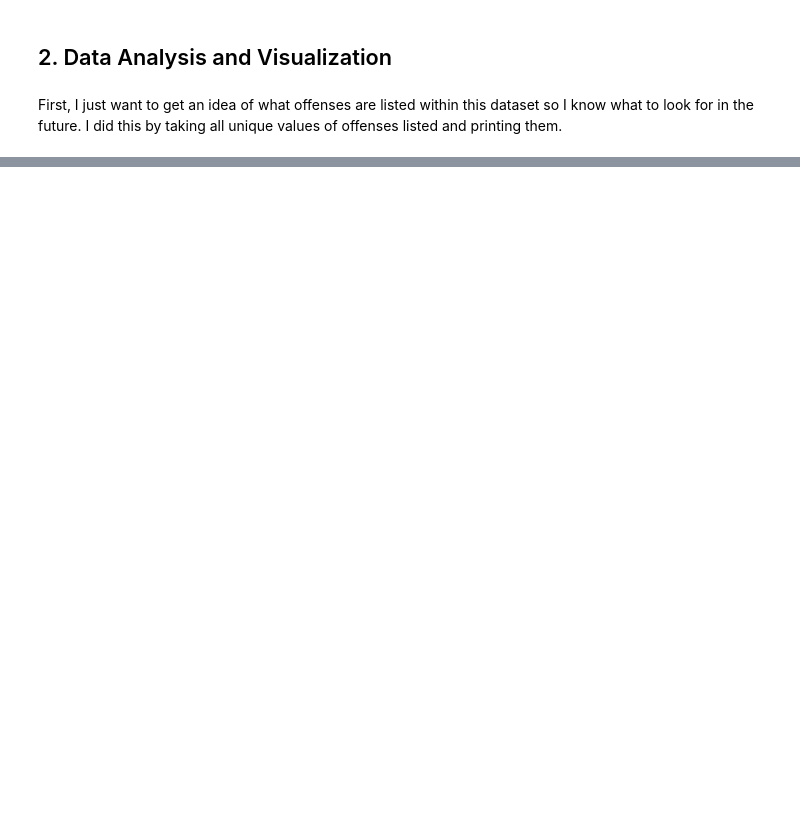
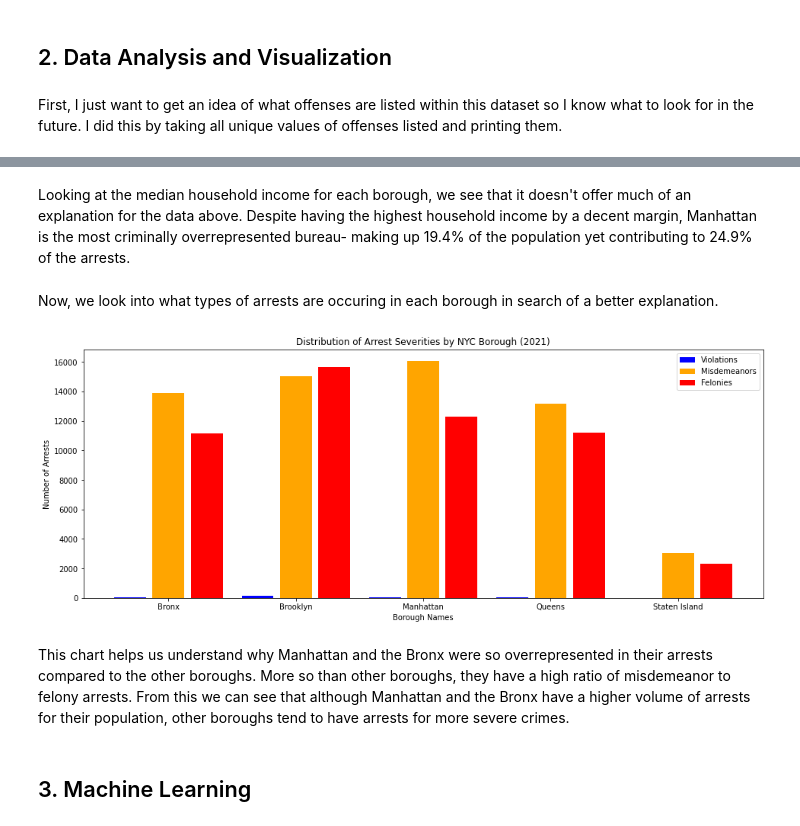
Before and after one commit to monsarkey/monsarkey.github.io, a Jupyter notebook: smarkey_nyc_crime.ipynb, the cells around one changed output, grey strips where cells are left out. Cells and saved outputs as stored; diff of their text form; code cells hidden in the pictures; blank space fills up the shorter version.

Commit message:
done with data vis and analysis

```diff
--- a/smarkey_nyc_crime.ipynb
+++ b/smarkey_nyc_crime.ipynb
@@ -90,0 +224,47 @@ heatmap
+# %% [markdown]
+Looking at the median household income for each borough, we see that it doesn't offer much of an explanation for the data above. Despite having the highest household income by a decent margin, Manhattan is the most criminally overrepresented bureau- making up 19.4% of the population yet contributing to 24.9% of the arrests.
+# %% [markdown]
+Now, we look into what types of arrests are occuring in each borough in search of a better explanation.
+# %%
+df_bronx = df[df['ARREST_BORO'] == 'B']
+df_brook = df[df['ARREST_BORO'] == 'K']
+df_manhat = df[df['ARREST_BORO'] == 'M']
+df_queens = df[df['ARREST_BORO'] == 'Q']
+df_staten = df[df['ARREST_BORO'] == 'S']
+
+borough_dfs = [df_bronx, df_brook, df_manhat, df_queens, df_staten]
+
+crimes = []
+
+for borough in borough_dfs:
+  violations = len(borough[borough['LAW_CAT_CD'] == 'V'])
+  misdemeanors = len(borough[borough['LAW_CAT_CD'] == 'M'])
+  felonies = len(borough[borough['LAW_CAT_CD'] == 'F'])
+
+  crimes.append((violations, misdemeanors, felonies))
+
+plt.figure(figsize=(16,6))
+
+X_axis = np.arange(len(labels))
+
+V = [crime[0] for crime in crimes]
+M = [crime[1] for crime in crimes]
+F = [crime[2] for crime in crimes]
+
+plt.bar(X_axis - 0.3, V, 0.25, label = 'Violations', color='b')
+plt.bar(X_axis, M, 0.25, label = 'Misdemeanors', color='orange')
+plt.bar(X_axis + 0.3, F, 0.25, label = 'Felonies', color='r')
+
+
+plt.xticks(X_axis, labels)
+plt.xlabel("Borough Names")
+plt.ylabel("Number of Arrests")
+plt.title("Distribution of Arrest Severities by NYC Borough (2021)")
+plt.legend()
+plt.show()
+# %% [output]
+[figure, added]
+# %% [markdown]
+This chart helps us understand why Manhattan and the Bronx were so overrepresented in their arrests compared to the other boroughs. More so than other boroughs, they have a high ratio of misdemeanor to felony arrests. From this we can see that although Manhattan and the Bronx have a higher volume of arrests for their population, other boroughs tend to have arrests for more severe crimes.
+# %% [markdown]
+## 3. Machine Learning
```
Also changed, not shown: parts of 18 cells of this notebook, 1 other file.
